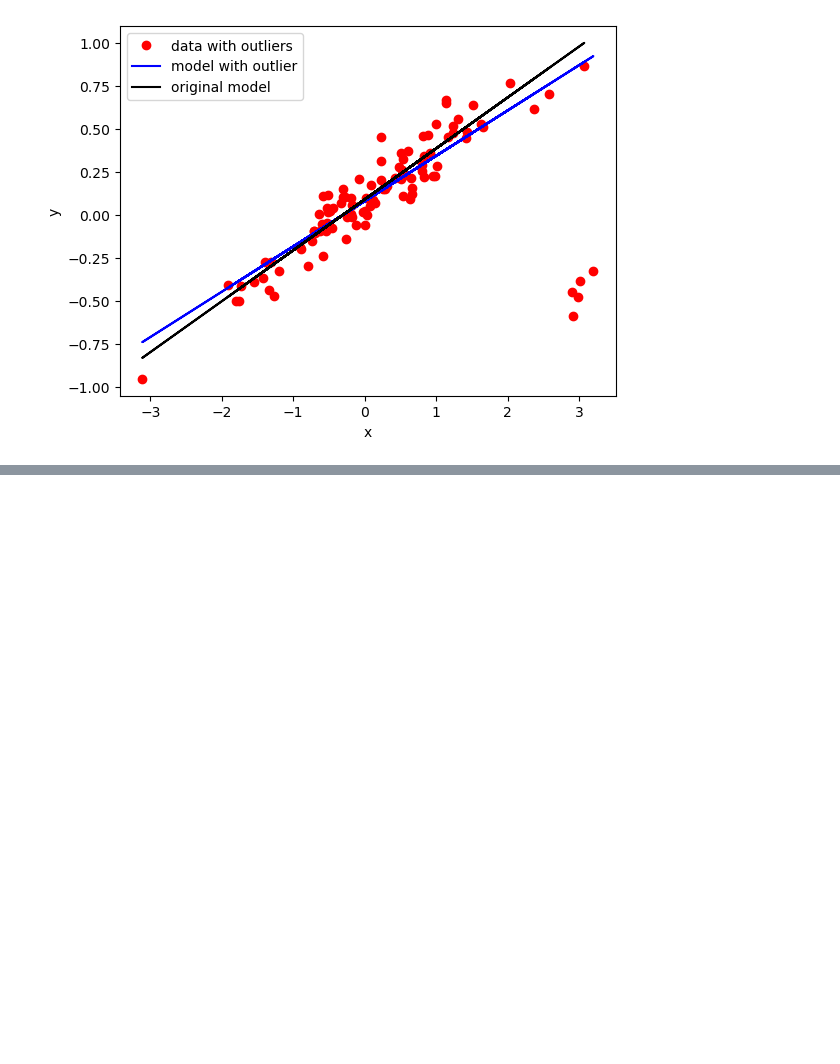
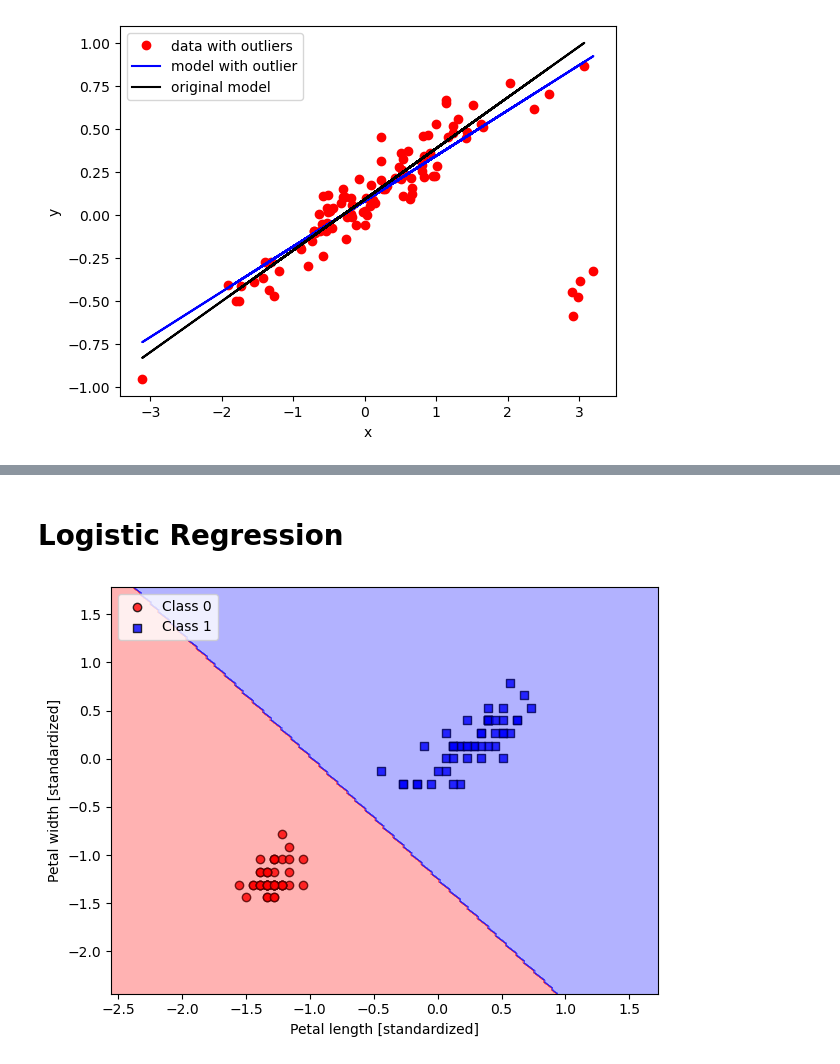
Before and after one commit to jongmoonha/AI-ME-Practice, a Jupyter notebook: Chapter2_Machine Learning_1.ipynb, the cells around one changed output, grey strips where cells are left out. Cells and saved outputs as stored; diff of their text form; code cells hidden in the pictures; blank space fills up the shorter version.

```diff
--- a/Chapter2_Machine Learning_1.ipynb
+++ b/Chapter2_Machine Learning_1.ipynb
@@ -479,0 +637,2 @@ SignificanceResult(statistic=0.7064455853595843, pvalue=4.351505558359676e-30)
+# %% [markdown]
+# Logistic Regression
@@ -479,0 +711,16 @@ SignificanceResult(statistic=0.7064455853595843, pvalue=4.351505558359676e-30)
+# %%
+lrgd = LogisticRegressionGD(eta=0.3, n_iter=1000, random_state=1)
+lrgd.fit(X_train_01, y_train_01)
+
+plot_decision_regions(X_combined_01_std, y_combined_01,
+                      classifier=lrgd, test_idx=range(np.shape(X_train_01)[0]+1, np.shape(X_combined_01_std)[0]))
+
+plt.xlabel('Petal length [standardized]')
+plt.ylabel('Petal width [standardized]')
+plt.legend(loc='upper left')
+
+plt.tight_layout()
+#plt.savefig('figures/03_05.png', dpi=300)
+plt.show()
+# %% [output]
+[figure, added]
```
Also changed, not shown: parts of 21 cells of this notebook, 1 other file.
